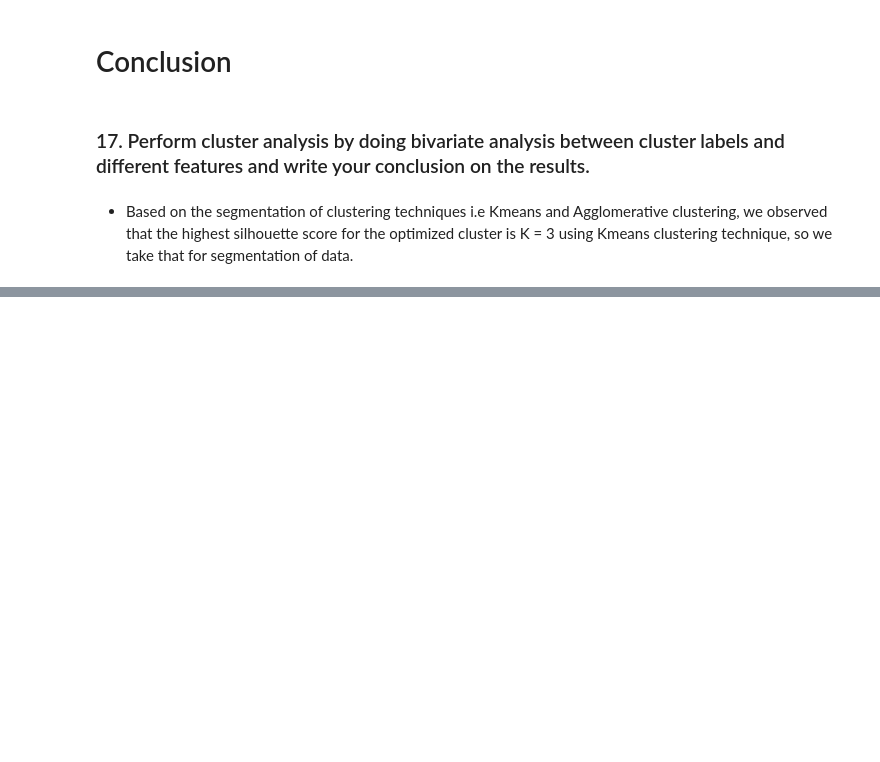
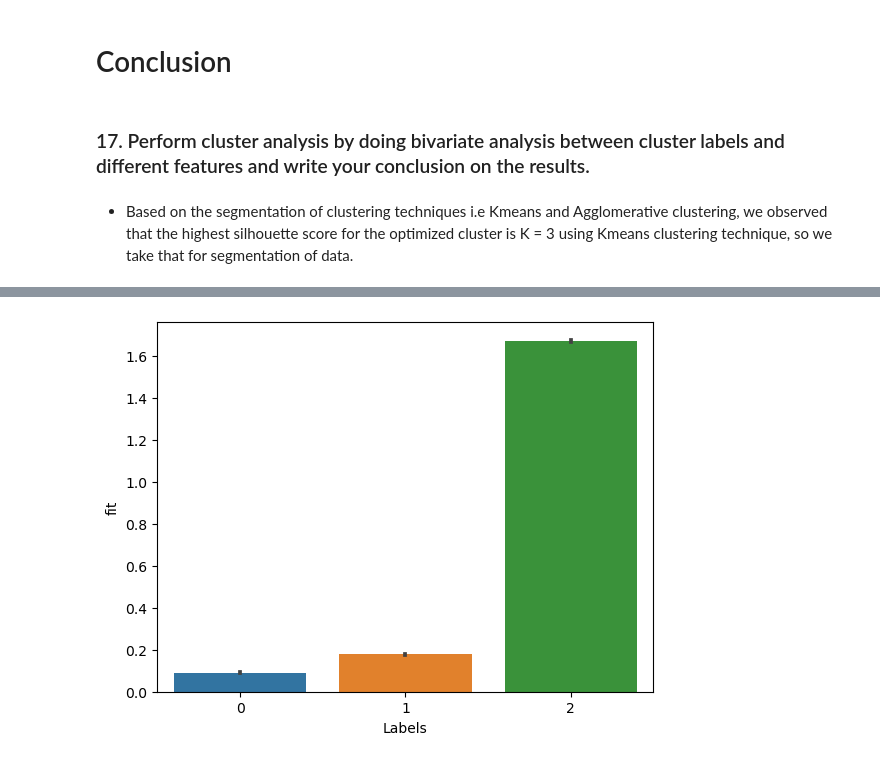
Before and after one commit to GowdthamMS/Gowdtham_M_S_Project-2_Python-for-DS, a Jupyter notebook: Problem Statement-1.ipynb, the cells around one changed output, grey strips where cells are left out. Drawn from its saved outputs; the diff is of its cells as text; code cells hidden in the pictures; blank space fills up the shorter version.

```diff
--- a/Problem Statement-1.ipynb
+++ b/Problem Statement-1.ipynb
@@ -583,6 +594,8 @@ kmeans_df1.head()
 # %%
 ## Performing Clustering Analysis
 
-sns.barplot(kmeans_df1['Labels'], df['fit'])
+sns.barplot(kmeans_df1['Labels'], kmeans_df1['fit'])
 plt.show()
+# %% [output]
+[figure, added]
 # %%
```
Also changed, not shown: parts of 24 cells of this notebook.
